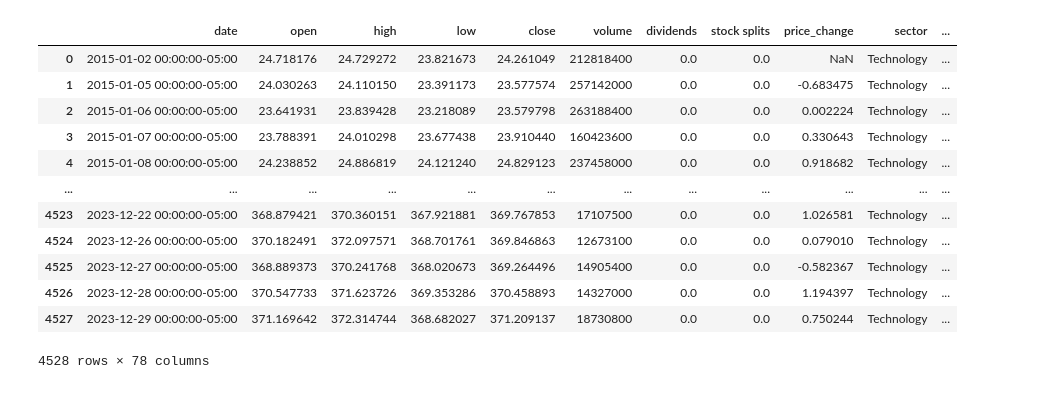
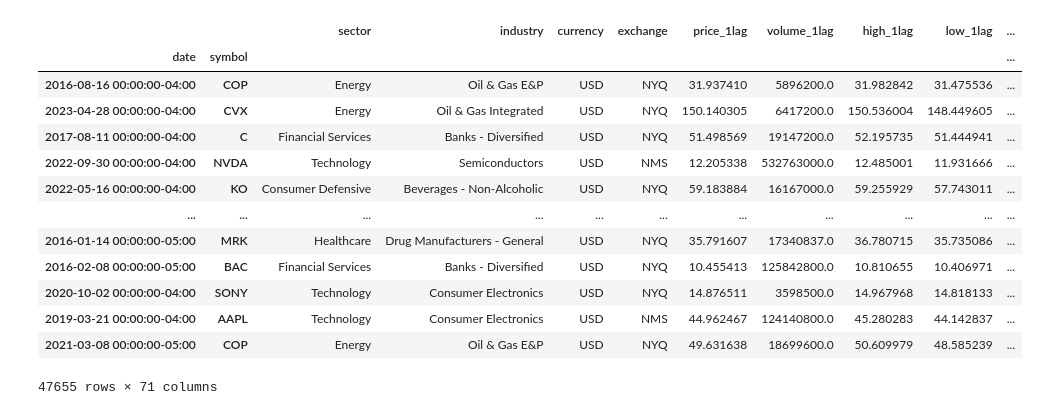
Before and after one commit to had499/stock-predictor, a Jupyter notebook: notebooks/Untitled.ipynb, the cells around one changed output. Saved outputs shown, nothing was run; the diff lists cells and outputs as text; code cells hidden in the pictures.

```diff
--- a/notebooks/Untitled.ipynb
+++ b/notebooks/Untitled.ipynb
@@ -61,0 +64,3 @@ INFO:src.features.feature_engineering:Added 64 new features
+# %%
+import pandas as pd
+pd.set_option('display.max_columns',None)
@@ -62,16 +71,2 @@ INFO:src.features.feature_engineering:Added 64 new features
 # %%
-df
+df = df.dropna()
-# %% [output]
-|  | date | open | high | low | close | volume | dividends | stock splits | price_change | sector | ... |
-| 0 | 2015-01-02 00:00:00-05:00 | 24.718176 | 24.729272 | 23.821673 | 24.261049 | 212818400 | 0.0 | 0.0 | NaN | Technology | ... |
-| 1 | 2015-01-05 00:00:00-05:00 | 24.030263 | 24.110150 | 23.391173 | 23.577574 | 257142000 | 0.0 | 0.0 | -0.683475 | Technology | ... |
-| 2 | 2015-01-06 00:00:00-05:00 | 23.641931 | 23.839428 | 23.218089 | 23.579798 | 263188400 | 0.0 | 0.0 | 0.002224 | Technology | ... |
-| 3 | 2015-01-07 00:00:00-05:00 | 23.788391 | 24.010298 | 23.677438 | 23.910440 | 160423600 | 0.0 | 0.0 | 0.330643 | Technology | ... |
-| 4 | 2015-01-08 00:00:00-05:00 | 24.238852 | 24.886819 | 24.121240 | 24.829123 | 237458000 | 0.0 | 0.0 | 0.918682 | Technology | ... |
-| ... | ... | ... | ... | ... | ... | ... | ... | ... | ... | ... | ... |
-| 4523 | 2023-12-22 00:00:00-05:00 | 368.879421 | 370.360151 | 367.921881 | 369.767853 | 17107500 | 0.0 | 0.0 | 1.026581 | Technology | ... |
-| 4524 | 2023-12-26 00:00:00-05:00 | 370.182491 | 372.097571 | 368.701761 | 369.846863 | 12673100 | 0.0 | 0.0 | 0.079010 | Technology | ... |
-| 4525 | 2023-12-27 00:00:00-05:00 | 368.889373 | 370.241768 | 368.020673 | 369.264496 | 14905400 | 0.0 | 0.0 | -0.582367 | Technology | ... |
-| 4526 | 2023-12-28 00:00:00-05:00 | 370.547733 | 371.623726 | 369.353286 | 370.458893 | 14327000 | 0.0 | 0.0 | 1.194397 | Technology | ... |
-| 4527 | 2023-12-29 00:00:00-05:00 | 371.169642 | 372.314744 | 368.682027 | 371.209137 | 18730800 | 0.0 | 0.0 | 0.750244 | Technology | ... |
-4528 rows × 78 columns
@@ -77,0 +76,7 @@ df
+# %%
+X=df.drop(columns=['price_change'])
+y=df.price_change
+# %%
+from sklearn.model_selection import train_test_split
+
+X_tr,X_test,y_tr,y_test = train_test_split(X,y,random_state=42,test_size=0.3)
@@ -77,0 +92,17 @@ df
+# %%
+X_tr
+# %% [output]
+|  |  | sector | industry | currency | exchange | price_1lag | volume_1lag | high_1lag | low_1lag | ... |
+| date | symbol |  |  |  |  |  |  |  |  | ... |
+| 2016-08-16 00:00:00-04:00 | COP | Energy | Oil & Gas E&P | USD | NYQ | 31.937410 | 5896200.0 | 31.982842 | 31.475536 | ... |
+| 2023-04-28 00:00:00-04:00 | CVX | Energy | Oil & Gas Integrated | USD | NYQ | 150.140305 | 6417200.0 | 150.536004 | 148.449605 | ... |
+| 2017-08-11 00:00:00-04:00 | C | Financial Services | Banks - Diversified | USD | NYQ | 51.498569 | 19147200.0 | 52.195735 | 51.444941 | ... |
+| 2022-09-30 00:00:00-04:00 | NVDA | Technology | Semiconductors | USD | NMS | 12.205338 | 532763000.0 | 12.485001 | 11.931666 | ... |
+| 2022-05-16 00:00:00-04:00 | KO | Consumer Defensive | Beverages - Non-Alcoholic | USD | NYQ | 59.183884 | 16167000.0 | 59.255929 | 57.743011 | ... |
+| ... | ... | ... | ... | ... | ... | ... | ... | ... | ... | ... |
+| 2016-01-14 00:00:00-05:00 | MRK | Healthcare | Drug Manufacturers - General | USD | NYQ | 35.791607 | 17340837.0 | 36.780715 | 35.735086 | ... |
+| 2016-02-08 00:00:00-05:00 | BAC | Financial Services | Banks - Diversified | USD | NYQ | 10.455413 | 125842800.0 | 10.810655 | 10.406971 | ... |
+| 2020-10-02 00:00:00-04:00 | SONY | Technology | Consumer Electronics | USD | NYQ | 14.876511 | 3598500.0 | 14.967968 | 14.818133 | ... |
+| 2019-03-21 00:00:00-04:00 | AAPL | Technology | Consumer Electronics | USD | NMS | 44.962467 | 124140800.0 | 45.280283 | 44.142837 | ... |
+| 2021-03-08 00:00:00-05:00 | COP | Energy | Oil & Gas E&P | USD | NYQ | 49.631638 | 18699600.0 | 50.609979 | 48.585239 | ... |
+47655 rows × 71 columns
```
Also changed, not shown: parts of 14 cells of this notebook.
